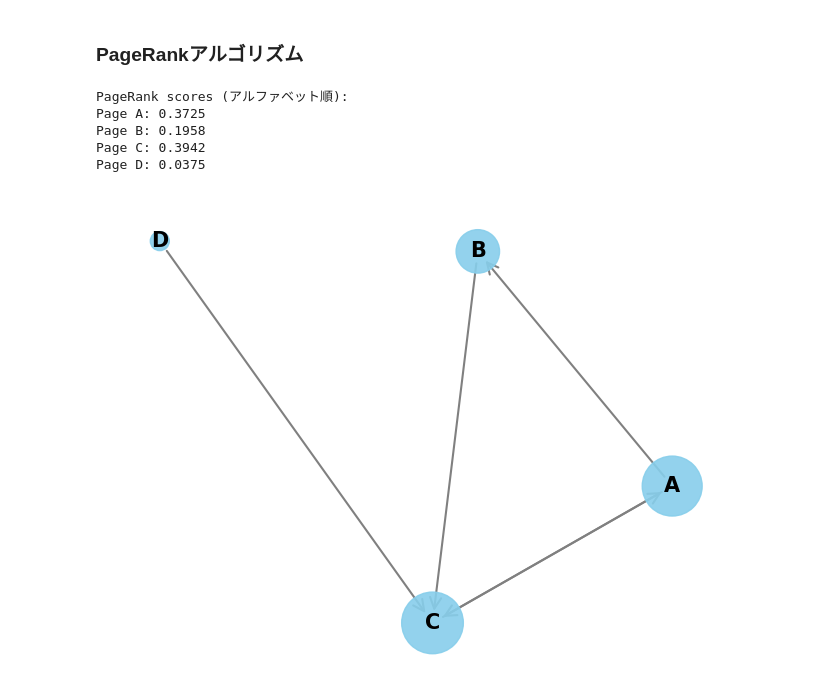
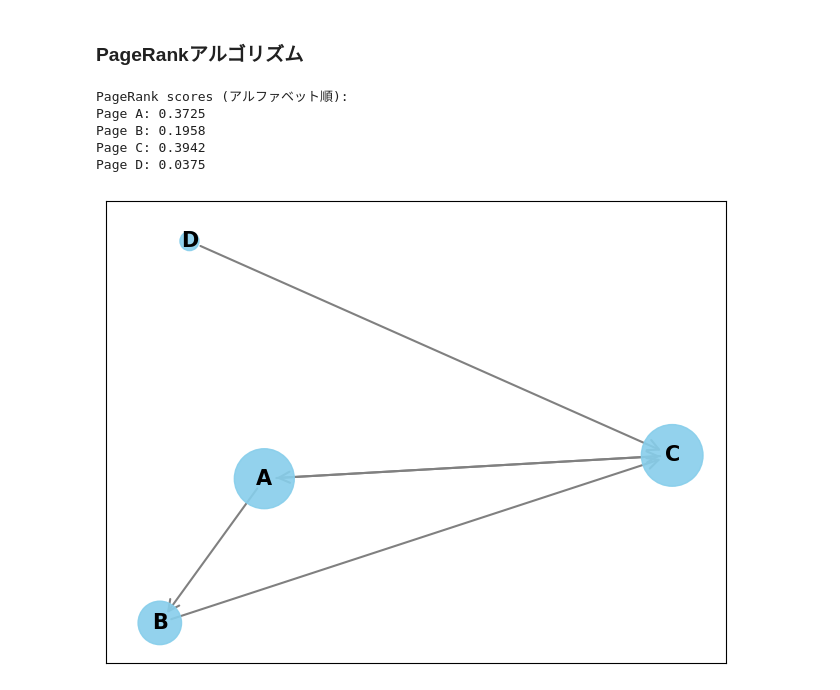
Before and after one commit to zakugus/FCP3, a Jupyter notebook: DA-5.ipynb, the cells around one changed output. Cells and saved outputs as stored; diff of their text form; code cells hidden in the pictures.

```diff
--- a/DA-5.ipynb
+++ b/DA-5.ipynb
@@ -218,32 +218,32 @@ G.add_edges_from(edges)
 # PageRankの計算
 pagerank = nx.pagerank(G, alpha=0.85)
 
 # 結果をアルファベット順に表示
 print("PageRank scores (アルファベット順):")
 for node in sorted(G.nodes()):
     print(f"Page {node}: {pagerank[node]:.4f}")
 
 # 可視化
 plt.figure(figsize=(8, 6))
 
 # レイアウト（配置）の決定
 #pos = nx.spring_layout(G, seed=42)
 pos = nx.spring_layout(G)
 
 # ノードの大きさをPageRankスコアに比例させる (スコア * 5000倍)
 node_sizes = [pagerank[node] * 5000 for node in G.nodes()]
 
 # 描画
 nx.draw_networkx_nodes(G, pos, node_size=node_sizes, node_color='skyblue', alpha=0.9)
 nx.draw_networkx_labels(G, pos, font_size=15, font_family='sans-serif', font_weight='bold')
 nx.draw_networkx_edges(G, pos, arrowstyle='->', arrowsize=20, edge_color='gray', width=1.5)
 
-plt.axis('off') # 座標軸を非表示
+#plt.axis('off') # 座標軸を非表示
 plt.show()
 # %% [output]
 PageRank scores (アルファベット順):
 Page A: 0.3725
 Page B: 0.1958
 Page C: 0.3942
 Page D: 0.0375
-[figure, old version]
+[figure, new version]
```
Also changed, not shown: parts of 1 cell of this notebook.
